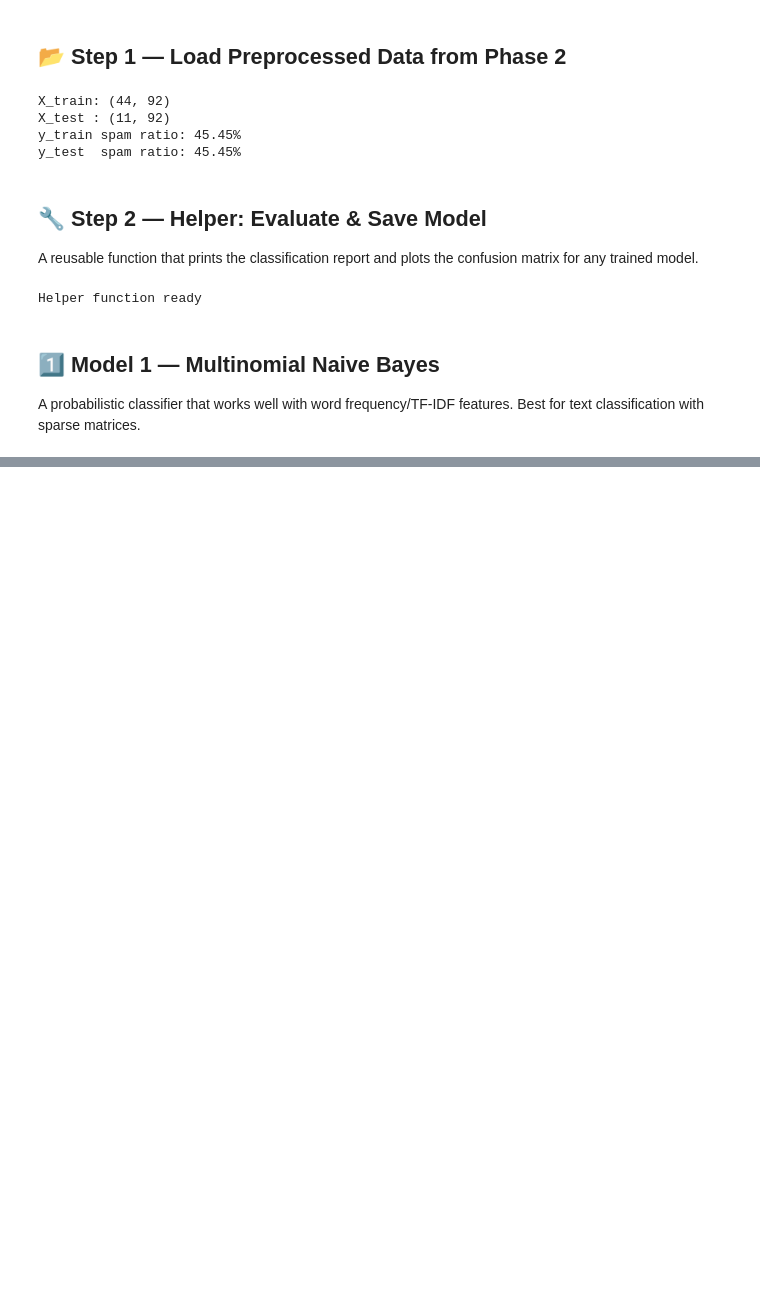
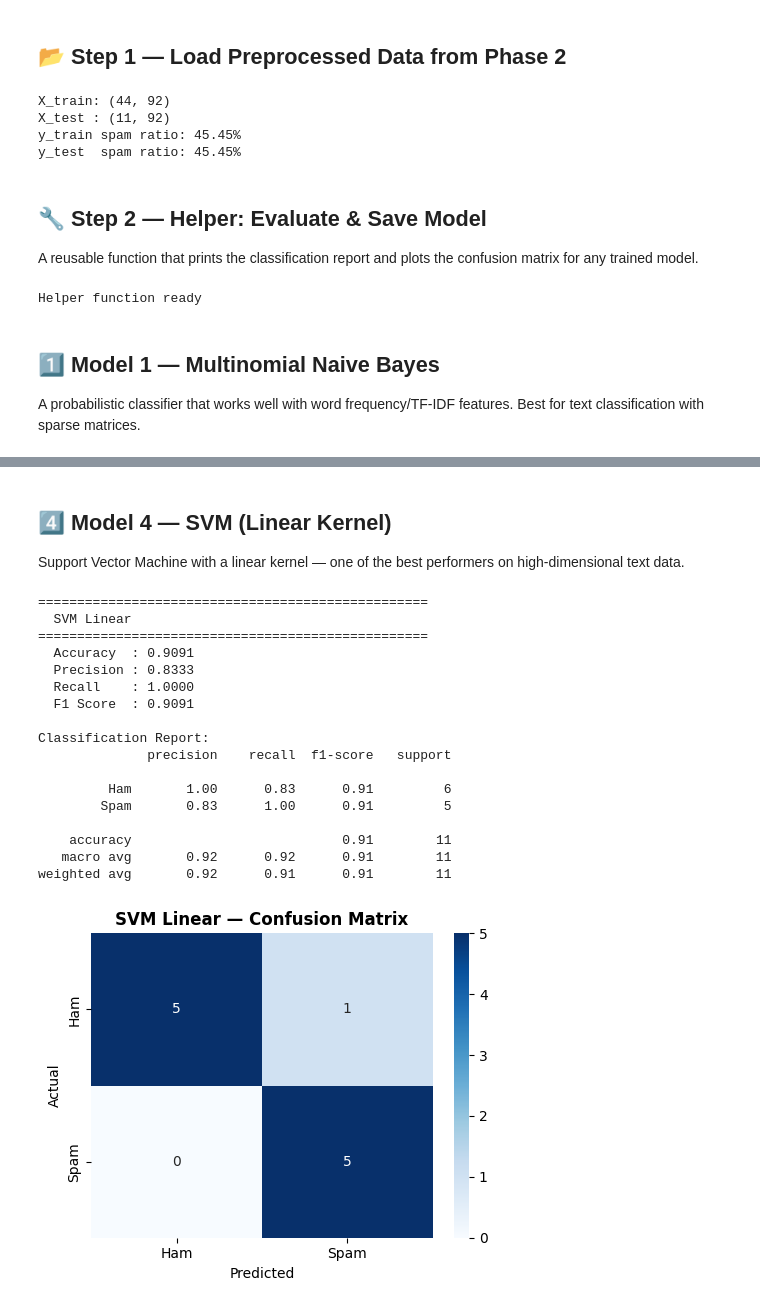
Before and after one commit to Kidrah-kun/spam-detector, a Jupyter notebook: notebooks/Phase3_Model_Training.ipynb, the cells around one changed output, grey strips where cells are left out. Drawn from its saved outputs; the diff is of its cells as text; code cells hidden in the pictures; blank space fills up the shorter version.

```diff
--- a/notebooks/Phase3_Model_Training.ipynb
+++ b/notebooks/Phase3_Model_Training.ipynb
@@ -114,0 +193,29 @@ ValueError: Negative values in data passed to MultinomialNB (input X).
+# %% [markdown]
+## 4️⃣ Model 4 — SVM (Linear Kernel)
+
+Support Vector Machine with a linear kernel — one of the best performers on high-dimensional text data.
+# %%
+svm_model = LinearSVC(C=1.0, max_iter=2000, random_state=42)
+svm_model.fit(X_train, y_train)
+
+joblib.dump(svm_model, '../models/svm.pkl')
+evaluate_model('SVM Linear', svm_model, X_test, y_test)
+# %% [output]
+==================================================
+  SVM Linear
+==================================================
+  Accuracy  : 0.9091
+  Precision : 0.8333
+  Recall    : 1.0000
+  F1 Score  : 0.9091
+
+Classification Report:
+              precision    recall  f1-score   support
+
+         Ham       1.00      0.83      0.91         6
+        Spam       0.83      1.00      0.91         5
+
+    accuracy                           0.91        11
+   macro avg       0.92      0.92      0.91        11
+weighted avg       0.92      0.91      0.91        11
+[figure, added]
```
Also changed, not shown: parts of 7 cells of this notebook, 8 other files.
